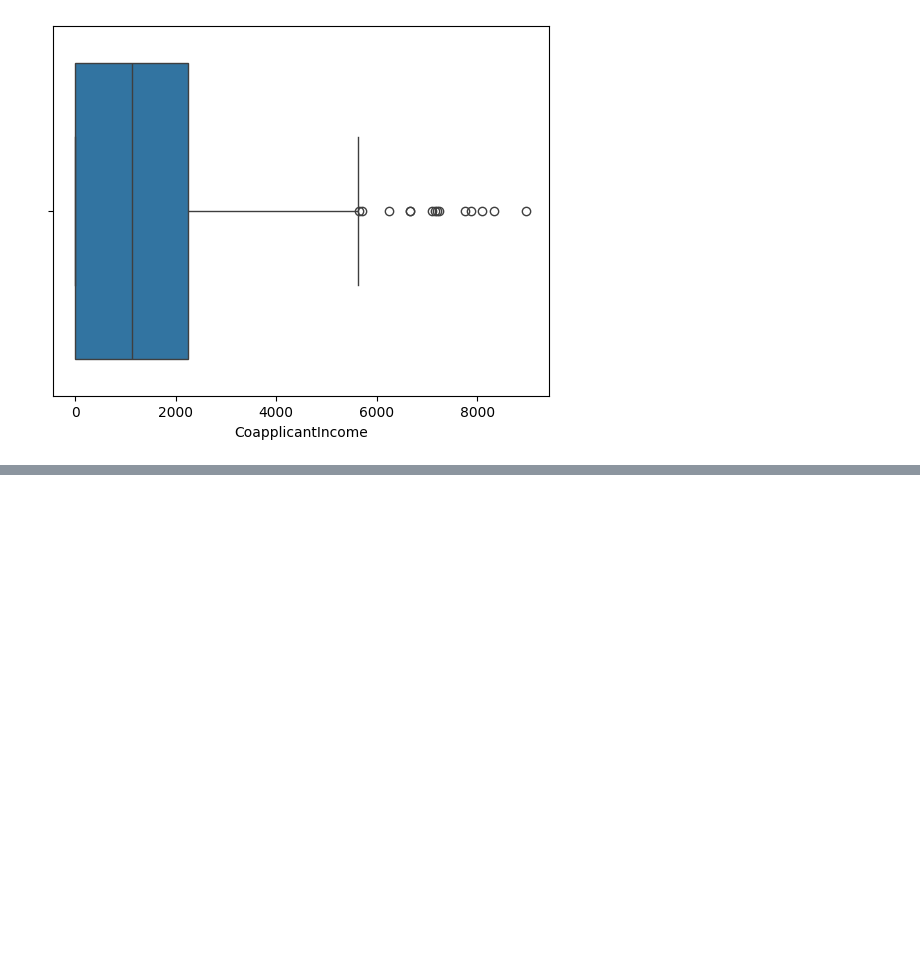
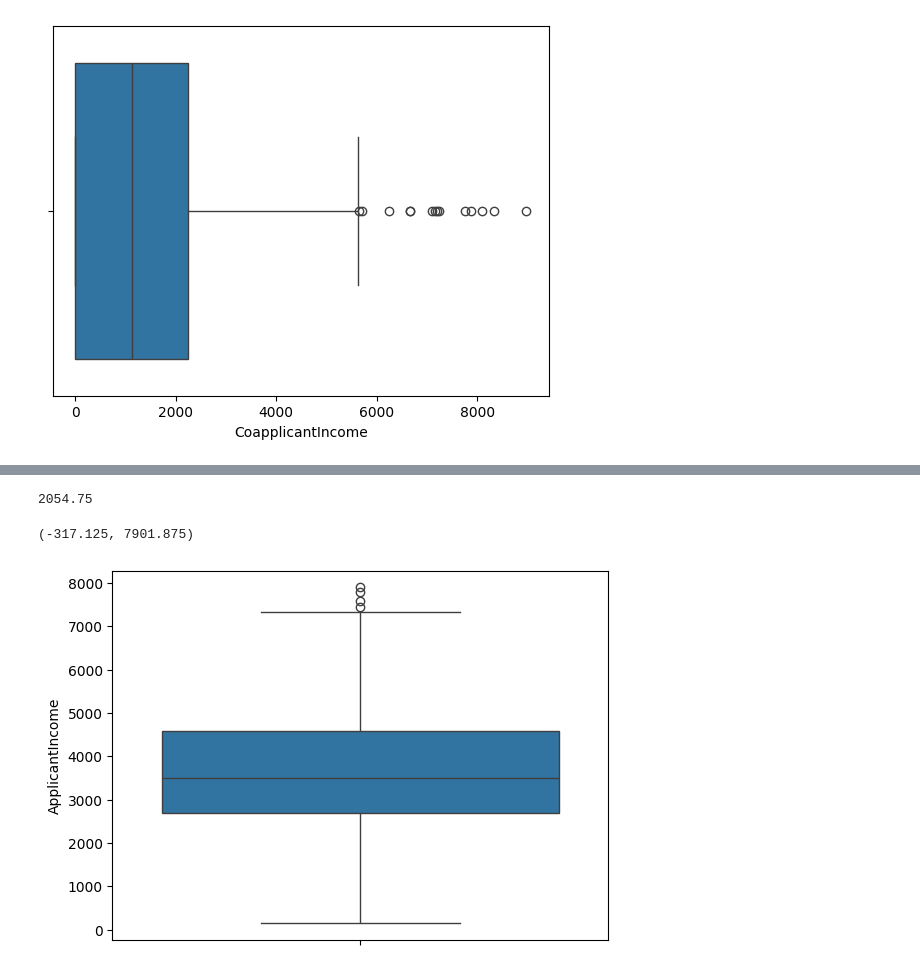
Before and after one commit to AnkitVishwakarma4591/Machine-Learning, a Jupyter notebook: Z Score Removal Outlier.ipynb, the cells around one changed output, grey strips where cells are left out. Drawn from its saved outputs; the diff is of its cells as text; code cells hidden in the pictures; blank space fills up the shorter version.

```diff
--- a/Z Score Removal Outlier.ipynb
+++ b/Z Score Removal Outlier.ipynb
@@ -117,0 +134,22 @@ plt.show()
+# %%
+q1 = df['ApplicantIncome'].quantile(0.25)
+q3 = df['ApplicantIncome'].quantile(0.75)
+# %%
+iqr = q3-q1
+iqr
+# %% [output]
+2054.75
+# %%
+l = q1-(1.5*iqr)
+h = q3+(1.5*iqr)
+# %%
+l,h
+# %% [output]
+(-317.125, 7901.875)
+# %%
+df = df[df['ApplicantIncome'] <= h]
+# %%
+sns.boxplot(df['ApplicantIncome'])
+plt.show()
+# %% [output]
+[figure, added]
```
Also changed, not shown: parts of 9 cells of this notebook, 2 other files.
